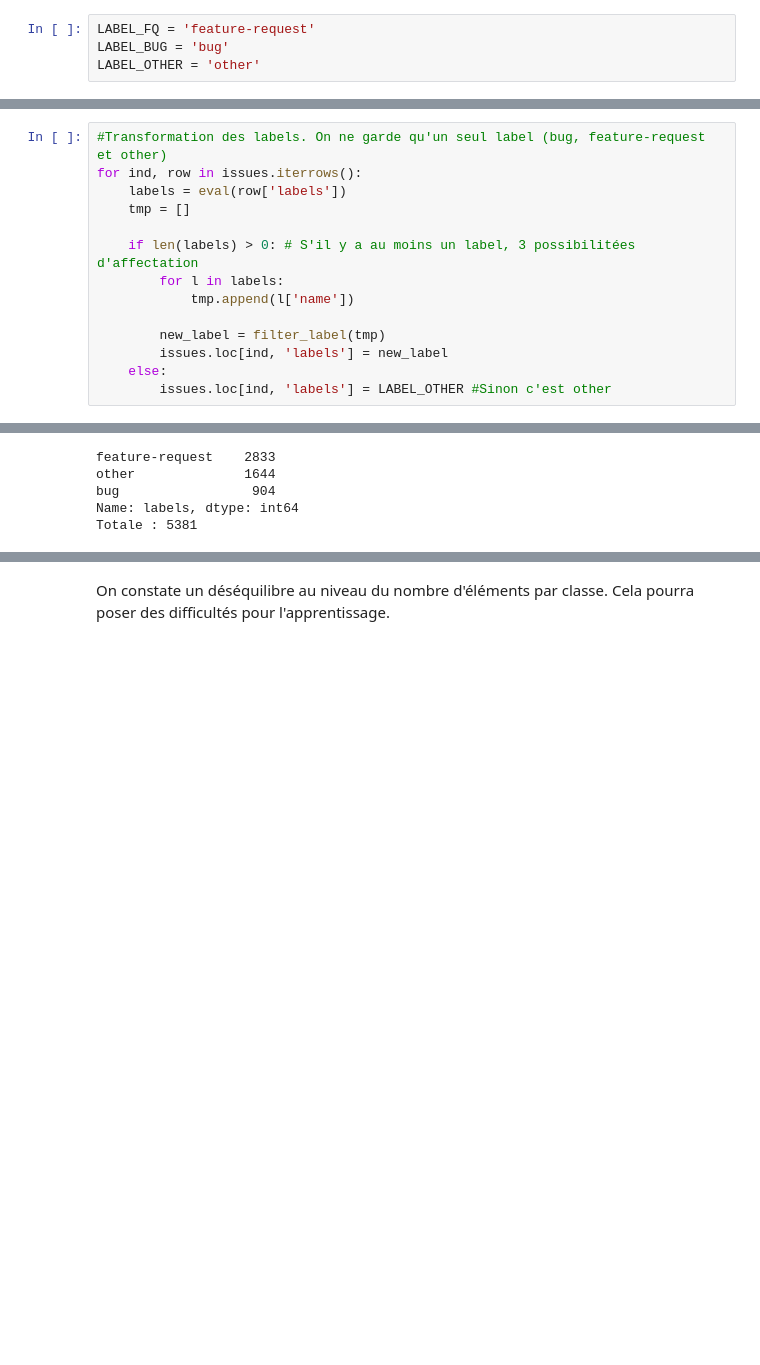
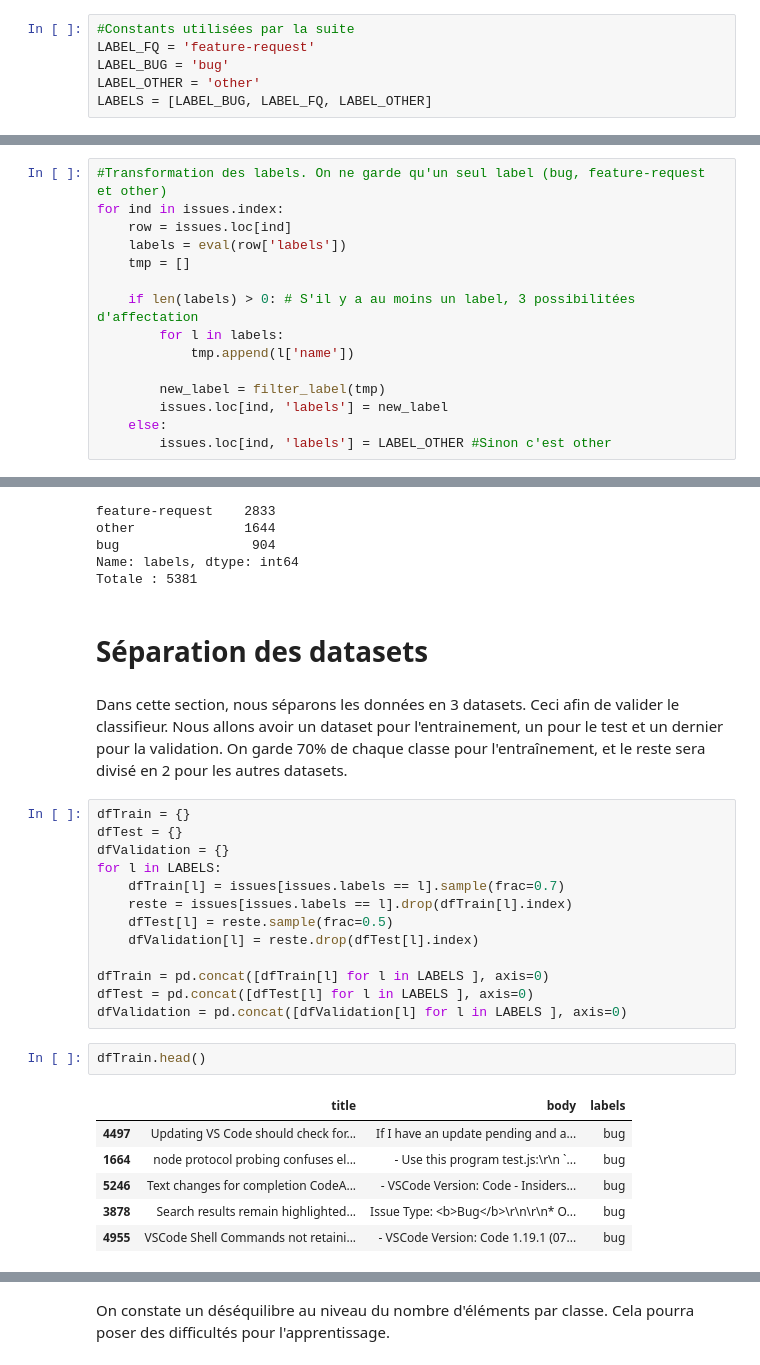
Before and after one commit to AMTheMonkey/DeepLearning, a Jupyter notebook: NLP_VSCode_issues/VSCode_issues.ipynb, the cells around one changed output, grey strips where cells are left out. Saved outputs shown, nothing was run; the diff lists cells and outputs as text; blank space fills up the shorter version.

Commit message:
Séparation du datasets et création du BoW

```diff
--- a/NLP_VSCode_issues/VSCode_issues.ipynb
+++ b/NLP_VSCode_issues/VSCode_issues.ipynb
@@ -6,7 +17,9 @@ import os, json
 # %%
+#Constants utilisées par la suite
 LABEL_FQ = 'feature-request'
 LABEL_BUG = 'bug'
 LABEL_OTHER = 'other'
+LABELS = [LABEL_BUG, LABEL_FQ, LABEL_OTHER]
 # %% [markdown]
 # Construction du dataset
 # %% [markdown]
@@ -48,6 +48,7 @@ issues
 # %%
 #Transformation des labels. On ne garde qu'un seul label (bug, feature-request et other)
-for ind, row in issues.iterrows():
+for ind in issues.index:
+    row = issues.loc[ind]
     labels = eval(row['labels'])
     tmp = []
 
@@ -89,3 +90,29 @@ other              1644
 bug                 904
 Name: labels, dtype: int64
 Totale : 5381
+# %% [markdown]
+# Séparation des datasets
+# %% [markdown]
+Dans cette section, nous séparons les données en 3 datasets. Ceci afin de valider le classifieur. Nous allons avoir un dataset pour l'entrainement, un pour le test et un dernier pour la validation. On garde 70% de chaque classe pour l'entraînement, et le reste sera divisé en 2 pour les autres datasets.
+# %%
+dfTrain = {}
+dfTest = {}
+dfValidation = {}
+for l in LABELS:
+    dfTrain[l] = issues[issues.labels == l].sample(frac=0.7)
+    reste = issues[issues.labels == l].drop(dfTrain[l].index)
+    dfTest[l] = reste.sample(frac=0.5)
+    dfValidation[l] = reste.drop(dfTest[l].index)
+
+dfTrain = pd.concat([dfTrain[l] for l in LABELS ], axis=0)
+dfTest = pd.concat([dfTest[l] for l in LABELS ], axis=0)
+dfValidation = pd.concat([dfValidation[l] for l in LABELS ], axis=0)
+# %%
+dfTrain.head()
+# %% [output]
+|  | title | body | labels |
+| 4497 | Updating VS Code should check for... | If I have an update pending and a... | bug |
+| 1664 | node protocol probing confuses el... | - Use this program test.js:\r\n `... | bug |
+| 5246 | Text changes for completion CodeA... | - VSCode Version: Code - Insiders... | bug |
+| 3878 | Search results remain highlighted... | Issue Type: <b>Bug</b>\r\n\r\n* O... | bug |
+| 4955 | VSCode Shell Commands not retaini... | - VSCode Version: Code 1.19.1 (07... | bug |
```
Also changed, not shown: parts of 46 cells of this notebook.
